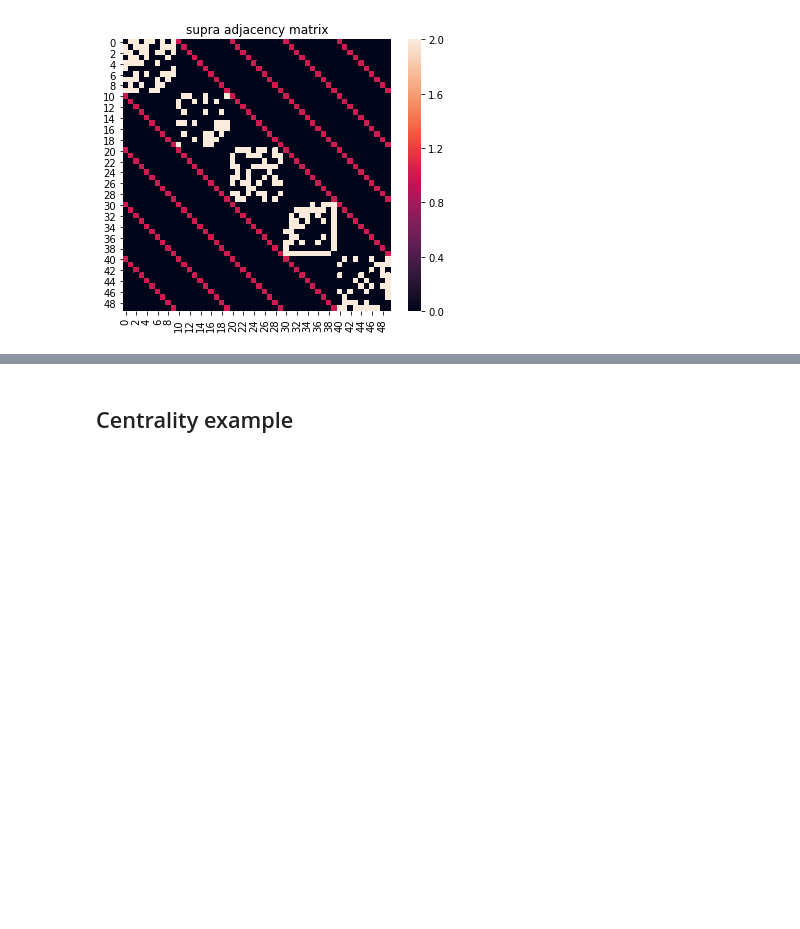
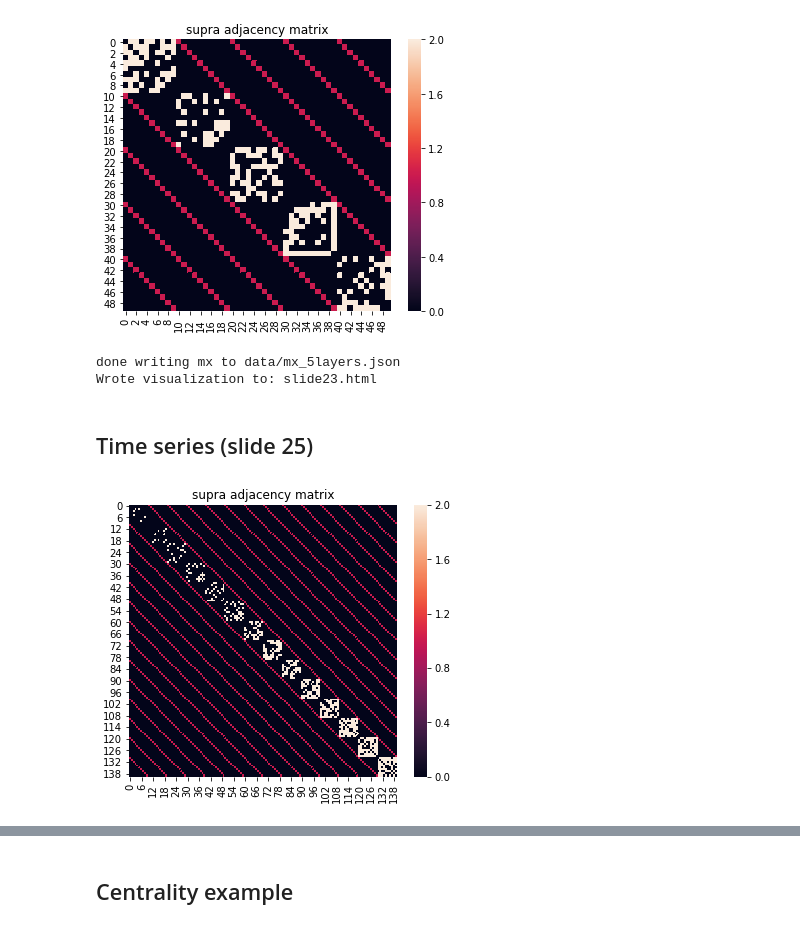
Before and after one commit to asizemore/multilayer_network_examples, a Jupyter notebook: slide_figures.ipynb, the cells around one changed output, grey strips where cells are left out. Saved outputs shown, nothing was run; the diff lists cells and outputs as text; code cells hidden in the pictures; blank space fills up the shorter version.

```diff
--- a/slide_figures.ipynb
+++ b/slide_figures.ipynb
@@ -116,6 +117,60 @@ sns.heatmap(mx.adjacency_matrix(mg,weight='weight').todense())
 plt.title('supra adjacency matrix');
 # %% [output]
 [figure]
+# %%
+# Write to json file
+
+# We'll use networkx positioning to get nice layouts. We create a layout using a layer that contains all nNodes nodes.
+# In this case both layers are the same size so it doesn't matter :)
+# Feel free to change the layout used here. It will be reflected in the d3 plot.
+pos = nx.layout.fruchterman_reingold_layout(g1, dim=3)
+
+# write to json file and plot
+G2 = mx_viz.write_mx_to_json(filename_json,mg, nNodes, pos, nLayers)
+mx_viz.visualize(G2,theme="dark",path_html=filename_html);
+# %% [output]
+done writing mx to data/mx_5layers.json
+Wrote visualization to: slide23.html
+# %% [markdown]
+## Time series (slide 25)
+# %%
+# Set filename
+filename_json = "data/mx_timeseries.json"
+filename_html = "slide25.html"
+
+# Define number of nodes (number of nodes in largest layer)
+nNodes = 10
+
+# Define number of levels
+nLayers = 14
+
+# Use multinetx to generate fourteen graphs each on nNodes nodes
+graph_layers = [mx.generators.erdos_renyi_graph(nNodes,((i+3)/(nLayers+5)),seed=np.random.randint(1,300)) for i in np.arange(nLayers)]
+
+
+# Define adjacency between layers. Here we only assign nodes to themselves in each layer.
+adj_block = mx.lil_matrix(np.zeros((nNodes*nLayers,nNodes*nLayers)))
+
+for i in np.arange(nLayers-1):
+    for l in np.arange(i+1,nLayers):
+        adj_block[i*nNodes:(i+1)*nNodes, (l)*nNodes:(l+1)*nNodes] = np.identity(nNodes)
+
+adj_block += adj_block.T
+
+# Create multilayer graph
+mg = mx.MultilayerGraph(list_of_layers=graph_layers,
+                        inter_adjacency_matrix=adj_block)
+
+# Set edge weights
+mg.set_edges_weights(intra_layer_edges_weight=2,
+                     inter_layer_edges_weight=1)
+
+## Plot the supra-adjacency matrix
+fig = plt.figure(figsize=(6,5))
+sns.heatmap(mx.adjacency_matrix(mg,weight='weight').todense())
+plt.title('supra adjacency matrix');
+# %% [output]
+[figure, added]
 # %%
 # Write to json file
 
```
Also changed, not shown: parts of 30 cells of this notebook, 3 other files.
